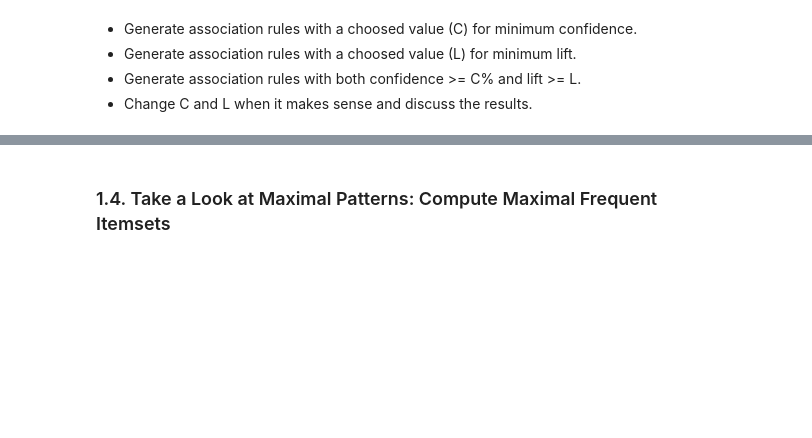
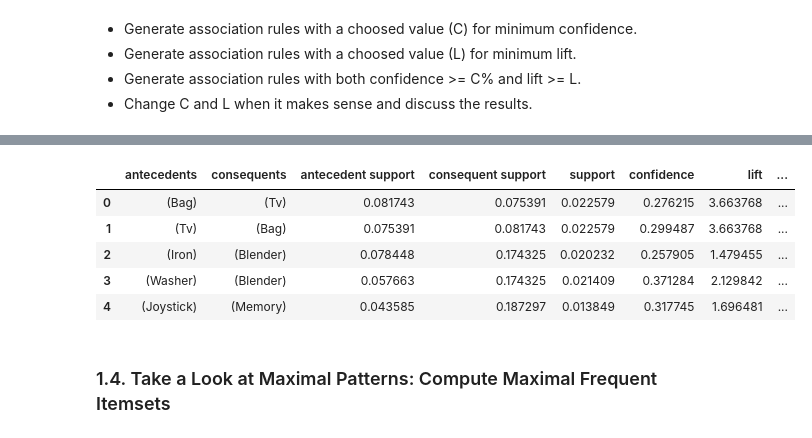
Before and after one commit to flpsantos3/PD_01, a Jupyter notebook: PD_202021_P1.ipynb, the cells around one changed output, grey strips where cells are left out. Saved outputs shown, nothing was run; the diff lists cells and outputs as text; code cells hidden in the pictures; blank space fills up the shorter version.

```diff
--- a/PD_202021_P1.ipynb
+++ b/PD_202021_P1.ipynb
@@ -469,3 +470,14 @@ rules_click
+# %%
+# Generate association rules with confidence >= 90%
+rules_click = association_rules(frequent_itemsets_fpg_click, metric = "confidence", min_threshold=0.25)
+rules_click
+# %% [output]
+|  | antecedents | consequents | antecedent support | consequent support | support | confidence | lift | ... |
+| 0 | (Bag) | (Tv) | 0.081743 | 0.075391 | 0.022579 | 0.276215 | 3.663768 | ... |
+| 1 | (Tv) | (Bag) | 0.075391 | 0.081743 | 0.022579 | 0.299487 | 3.663768 | ... |
+| 2 | (Iron) | (Blender) | 0.078448 | 0.174325 | 0.020232 | 0.257905 | 1.479455 | ... |
+| 3 | (Washer) | (Blender) | 0.057663 | 0.174325 | 0.021409 | 0.371284 | 2.129842 | ... |
+| 4 | (Joystick) | (Memory) | 0.043585 | 0.187297 | 0.013849 | 0.317745 | 1.696481 | ... |
 # %% [markdown]
 ### 1.4. Take a Look at Maximal Patterns: Compute Maximal Frequent Itemsets
 # %% [markdown]
```
Also changed, not shown: parts of 26 cells of this notebook.
